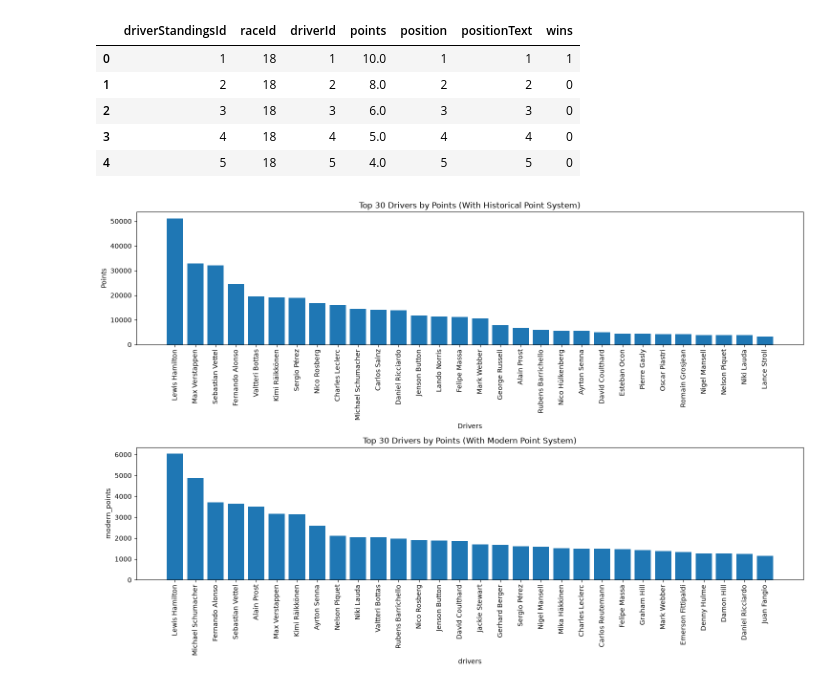
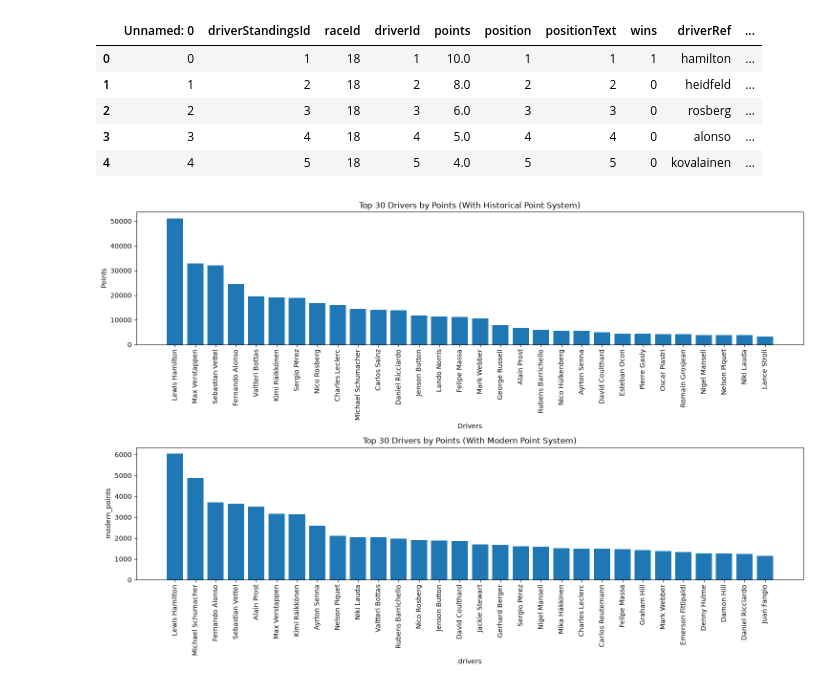
Before and after one commit to Solekovich/formula_1_driver_analysis, a Jupyter notebook: notebooks/3_exploratory_data_analysis.ipynb, the cells around one changed output. Saved outputs shown, nothing was run; the diff lists cells and outputs as text; code cells hidden in the pictures.

```diff
--- a/notebooks/3_exploratory_data_analysis.ipynb
+++ b/notebooks/3_exploratory_data_analysis.ipynb
@@ -3,18 +3,19 @@ import pandas as pd
 import numpy as np
 import matplotlib.pyplot as plt
 # %%
-path = "../data/raw"
+raw_path = "../data/raw"
+prep_path = "../data/preprocessed"
 # %%
-drivers_standings = pd.read_csv(path + "/driver_standings.csv")
+drivers_standings = pd.read_csv(prep_path + "/driver_standings_prep.csv")
 drivers_standings.head()
 #Probably the most important table for understanding the championship standings. Can be helpful for finding the total points for each driver.
 # %% [output]
-|  | driverStandingsId | raceId | driverId | points | position | positionText | wins |
-| 0 | 1 | 18 | 1 | 10.0 | 1 | 1 | 1 |
-| 1 | 2 | 18 | 2 | 8.0 | 2 | 2 | 0 |
-| 2 | 3 | 18 | 3 | 6.0 | 3 | 3 | 0 |
-| 3 | 4 | 18 | 4 | 5.0 | 4 | 4 | 0 |
-| 4 | 5 | 18 | 5 | 4.0 | 5 | 5 | 0 |
+|  | Unnamed: 0 | driverStandingsId | raceId | driverId | points | position | positionText | wins | driverRef | ... |
+| 0 | 0 | 1 | 18 | 1 | 10.0 | 1 | 1 | 1 | hamilton | ... |
+| 1 | 1 | 2 | 18 | 2 | 8.0 | 2 | 2 | 0 | heidfeld | ... |
+| 2 | 2 | 3 | 18 | 3 | 6.0 | 3 | 3 | 0 | rosberg | ... |
+| 3 | 3 | 4 | 18 | 4 | 5.0 | 4 | 4 | 0 | alonso | ... |
+| 4 | 4 | 5 | 18 | 5 | 4.0 | 5 | 5 | 0 | kovalainen | ... |
 # %%
 top30_drivers_by_points = drivers_standings.groupby("driverId").sum()["points"].sort_values(ascending=False)[:30].reset_index()
 
```
Also changed, not shown: parts of 4 cells of this notebook, 2 other files.
